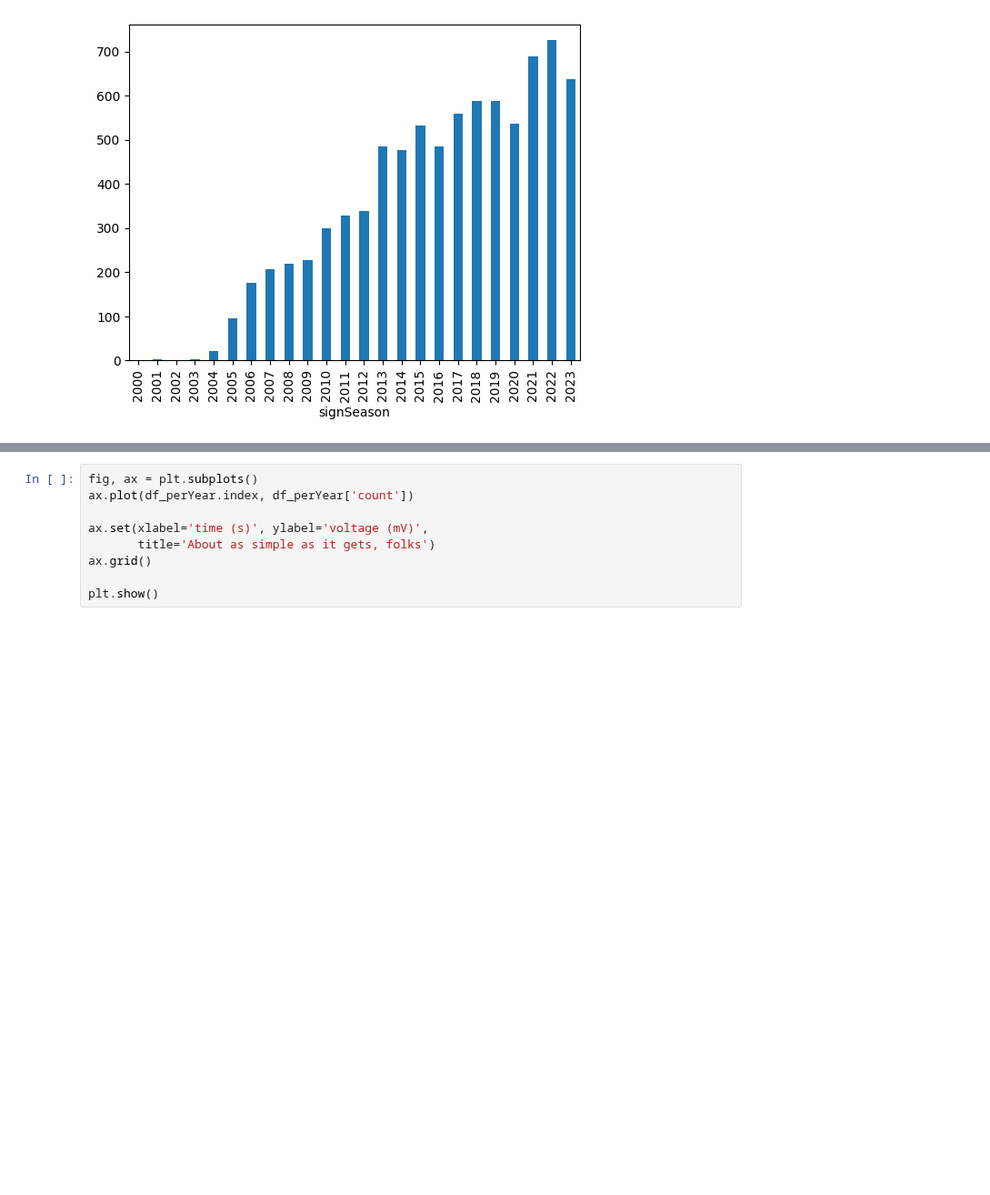
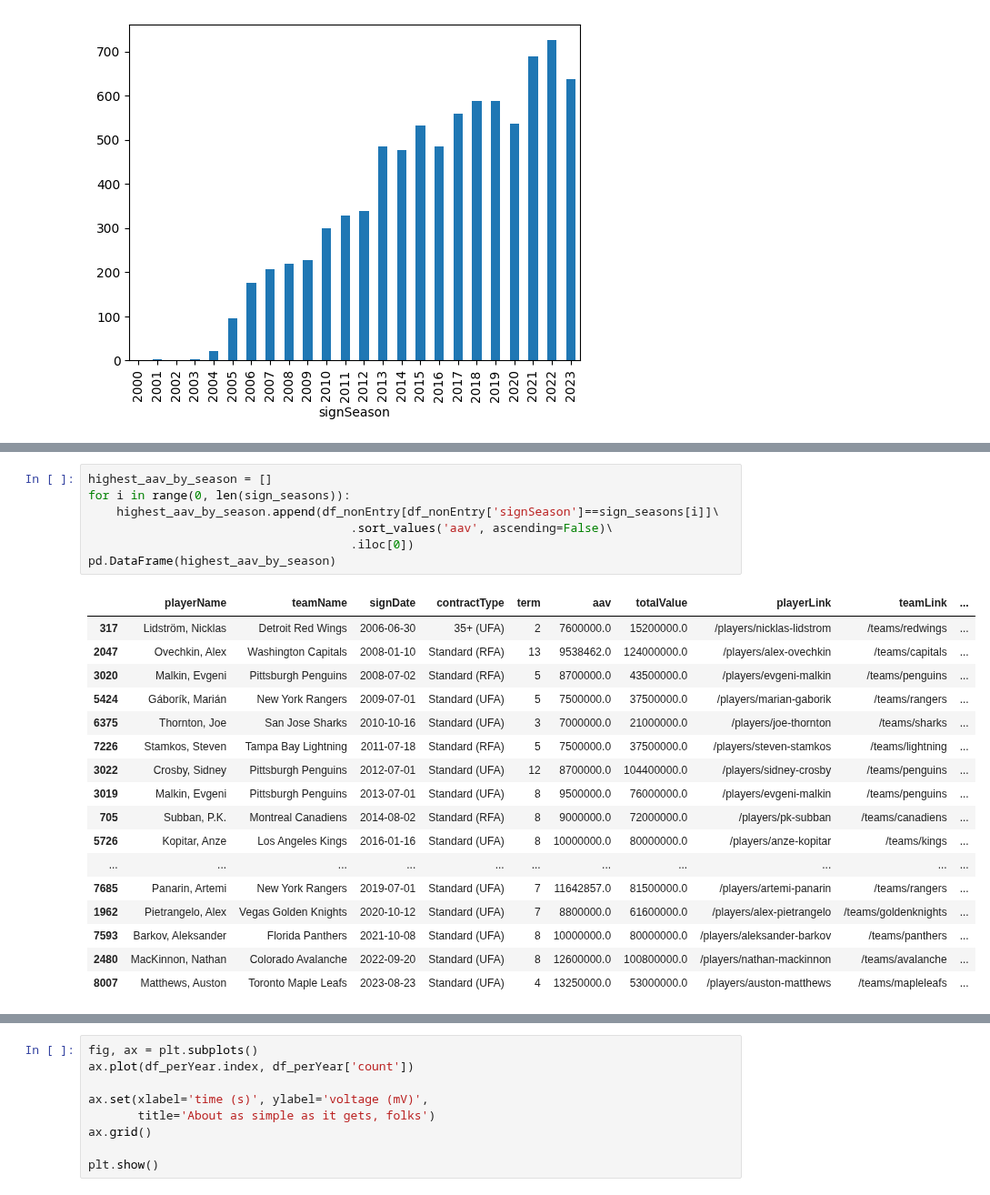
Before and after one commit to shawzy2/minWage, a Jupyter notebook: notebook/eda.ipynb, the cells around one changed output, grey strips where cells are left out. Shown at 91% size. Cells and saved outputs as stored; diff of their text form; blank space fills up the shorter version.

```diff
--- a/notebook/eda.ipynb
+++ b/notebook/eda.ipynb
@@ -125,0 +139,25 @@ df['signSeason'].value_counts().sort_index().plot(kind='bar')
+# %%
+highest_aav_by_season = []
+for i in range(0, len(sign_seasons)):
+    highest_aav_by_season.append(df_nonEntry[df_nonEntry['signSeason']==sign_seasons[i]]\
+                                     .sort_values('aav', ascending=False)\
+                                     .iloc[0])
+pd.DataFrame(highest_aav_by_season)
+# %% [output]
+|  | playerName | teamName | signDate | contractType | term | aav | totalValue | playerLink | teamLink | ... |
+| 317 | Lidström, Nicklas | Detroit Red Wings | 2006-06-30 | 35+ (UFA) | 2 | 7600000.0 | 15200000.0 | /players/nicklas-lidstrom | /teams/redwings | ... |
+| 2047 | Ovechkin, Alex | Washington Capitals | 2008-01-10 | Standard (RFA) | 13 | 9538462.0 | 124000000.0 | /players/alex-ovechkin | /teams/capitals | ... |
+| 3020 | Malkin, Evgeni | Pittsburgh Penguins | 2008-07-02 | Standard (RFA) | 5 | 8700000.0 | 43500000.0 | /players/evgeni-malkin | /teams/penguins | ... |
+| 5424 | Gáborík, Marián | New York Rangers | 2009-07-01 | Standard (UFA) | 5 | 7500000.0 | 37500000.0 | /players/marian-gaborik | /teams/rangers | ... |
+| 6375 | Thornton, Joe | San Jose Sharks | 2010-10-16 | Standard (UFA) | 3 | 7000000.0 | 21000000.0 | /players/joe-thornton | /teams/sharks | ... |
+| 7226 | Stamkos, Steven | Tampa Bay Lightning | 2011-07-18 | Standard (RFA) | 5 | 7500000.0 | 37500000.0 | /players/steven-stamkos | /teams/lightning | ... |
+| 3022 | Crosby, Sidney | Pittsburgh Penguins | 2012-07-01 | Standard (UFA) | 12 | 8700000.0 | 104400000.0 | /players/sidney-crosby | /teams/penguins | ... |
+| 3019 | Malkin, Evgeni | Pittsburgh Penguins | 2013-07-01 | Standard (UFA) | 8 | 9500000.0 | 76000000.0 | /players/evgeni-malkin | /teams/penguins | ... |
+| 705 | Subban, P.K. | Montreal Canadiens | 2014-08-02 | Standard (RFA) | 8 | 9000000.0 | 72000000.0 | /players/pk-subban | /teams/canadiens | ... |
+| 5726 | Kopitar, Anze | Los Angeles Kings | 2016-01-16 | Standard (UFA) | 8 | 10000000.0 | 80000000.0 | /players/anze-kopitar | /teams/kings | ... |
+| ... | ... | ... | ... | ... | ... | ... | ... | ... | ... | ... |
+| 7685 | Panarin, Artemi | New York Rangers | 2019-07-01 | Standard (UFA) | 7 | 11642857.0 | 81500000.0 | /players/artemi-panarin | /teams/rangers | ... |
+| 1962 | Pietrangelo, Alex | Vegas Golden Knights | 2020-10-12 | Standard (UFA) | 7 | 8800000.0 | 61600000.0 | /players/alex-pietrangelo | /teams/goldenknights | ... |
+| 7593 | Barkov, Aleksander | Florida Panthers | 2021-10-08 | Standard (UFA) | 8 | 10000000.0 | 80000000.0 | /players/aleksander-barkov | /teams/panthers | ... |
+| 2480 | MacKinnon, Nathan | Colorado Avalanche | 2022-09-20 | Standard (UFA) | 8 | 12600000.0 | 100800000.0 | /players/nathan-mackinnon | /teams/avalanche | ... |
+| 8007 | Matthews, Auston | Toronto Maple Leafs | 2023-08-23 | Standard (UFA) | 4 | 13250000.0 | 53000000.0 | /players/auston-matthews | /teams/mapleleafs | ... |
```
Also changed, not shown: parts of 4 cells of this notebook.
